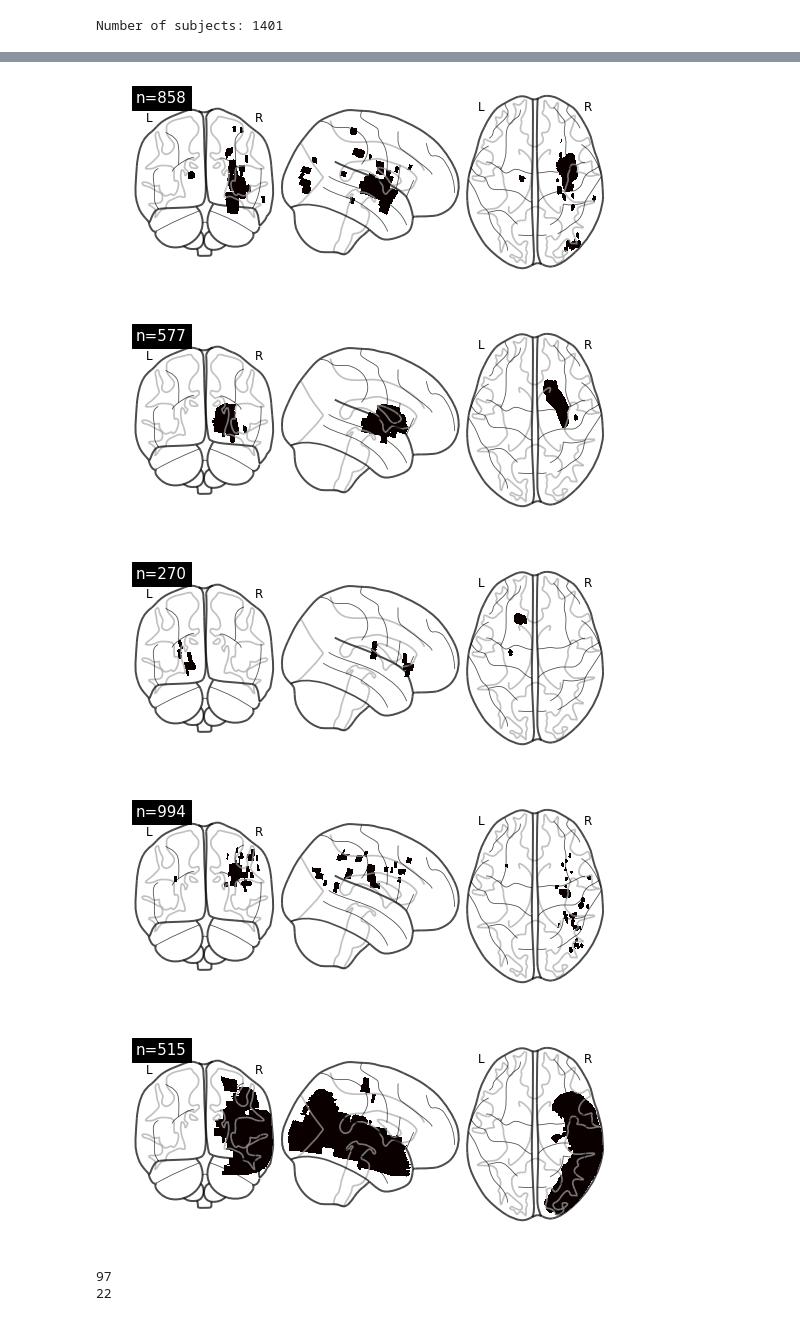
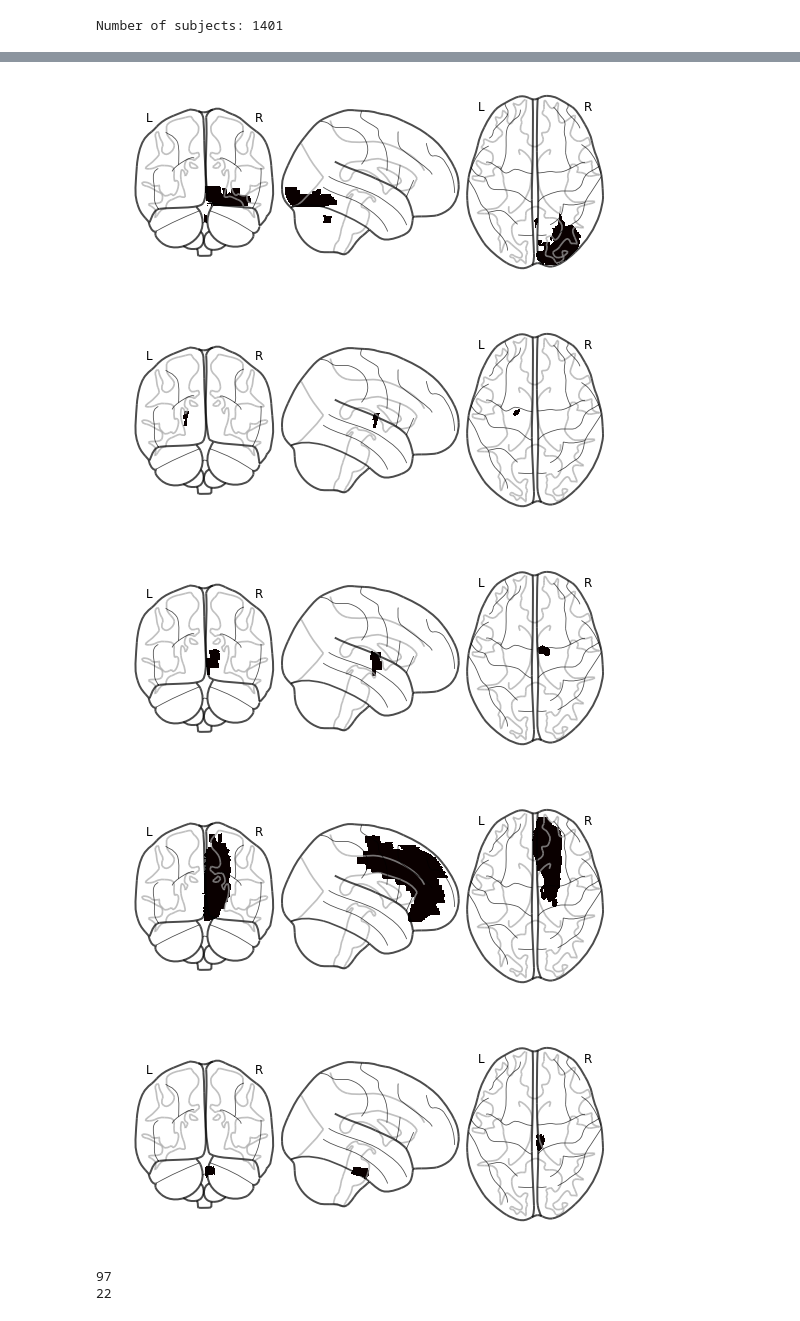
Before and after one commit to hasnainmamdani/stroke-impairment-analysis, a Jupyter notebook: initial-data-analysis.ipynb, the cells around one changed output, grey strips where cells are left out. Drawn from its saved outputs; the diff is of its cells as text; code cells hidden in the pictures.

```diff
--- a/initial-data-analysis.ipynb
+++ b/initial-data-analysis.ipynb
@@ -21,7 +21,7 @@ from sklearn.kernel_ridge import KernelRidge
 random.seed(39)
 np.random.seed(39)
 # %%
-dataset_path = "/Users/hasnainmamdani/Academics/McGill/thesis/data/stroke-dataset/HallymBundang_lesionmaps_Bzdok_n1401/"
+dataset_path = "/Users/hasnainmamdani/Academics/McGill/thesis/data/stroke-dataset/HallymBundang_lesionmaps_Bzdok_n1401_old/"
 scans = glob.glob(os.path.join(dataset_path, '*.nii.gz'))
 scans.sort()
 print('Number of subjects: %d' % len(scans))
@@ -34,13 +34,14 @@ scans[0]
 # %%
 # visualize some samples of the dataset
 for i in sample(range(len(scans)), 5):
-    plotting.plot_glass_brain(scans[i], title='n='+str(i))
+#     plotting.plot_glass_brain(scans[i], title='n='+str(i))
+    plotting.plot_glass_brain(scans[i])
 # %% [output]
-[figure, old version]
+[figure, new version]
-[figure, old version]
+[figure, new version]
-[figure, old version]
+[figure, new version]
-[figure, old version]
+[figure, new version]
-[figure, old version]
+[figure, new version]
 # %%
 # load an atlas with brain anatomy labelled
 atlas_cort = datasets.fetch_atlas_harvard_oxford('cort-maxprob-thr50-1mm', symmetric_split=True)
```
Also changed, not shown: parts of 14 cells of this notebook, 15 other files.
